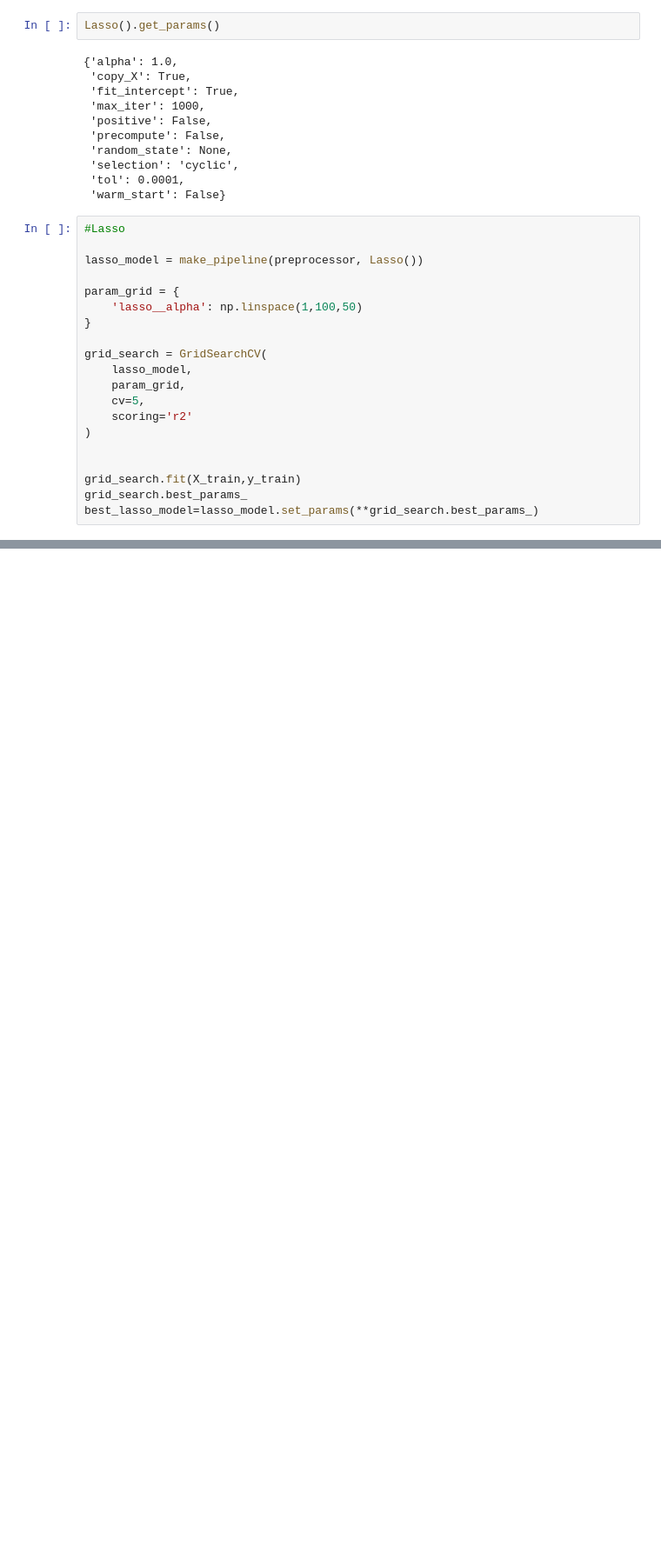
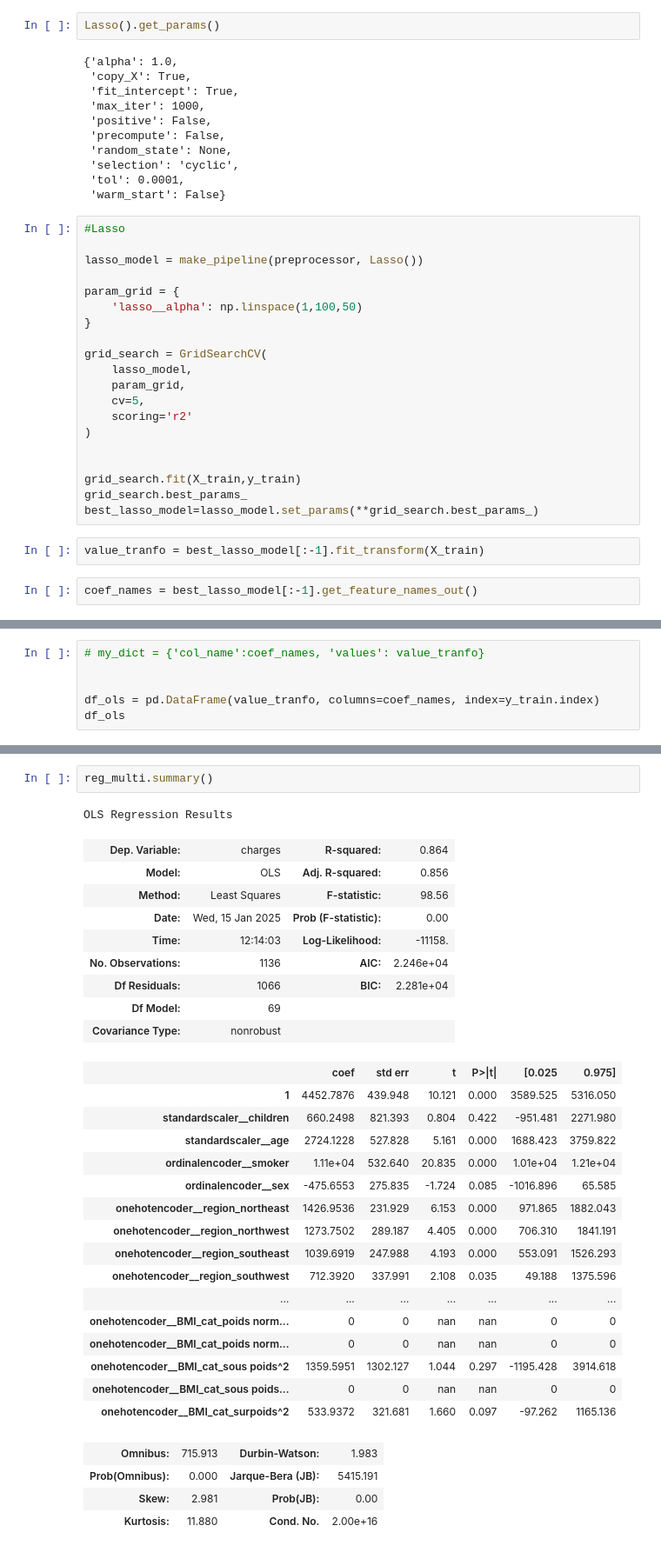
Before and after one commit to gvannesson/Projet_assurance, a Jupyter notebook: model_2.ipynb, the cells around one changed output, grey strips where cells are left out. Shown at 87% size. Drawn from its saved outputs; the diff is of its cells as text; blank space fills up the shorter version.

```diff
--- a/model_2.ipynb
+++ b/model_2.ipynb
@@ -96,3 +120,7 @@ grid_search = GridSearchCV(
 grid_search.fit(X_train,y_train)
 grid_search.best_params_
 best_lasso_model=lasso_model.set_params(**grid_search.best_params_)
+# %%
+value_tranfo = best_lasso_model[:-1].fit_transform(X_train)
+# %%
+coef_names = best_lasso_model[:-1].get_feature_names_out()
@@ -98,0 +135,6 @@ best_lasso_model=lasso_model.set_params(**grid_search.best_params_)
+# %%
+# my_dict = {'col_name':coef_names, 'values': value_tranfo}
+
+
+df_ols = pd.DataFrame(value_tranfo, columns=coef_names, index=y_train.index)
+df_ols
@@ -98,0 +177,33 @@ best_lasso_model=lasso_model.set_params(**grid_search.best_params_)
+# %%
+reg_multi.summary()
+# %% [output]
+OLS Regression Results
+| Dep. Variable: | charges | R-squared: | 0.864 |
+| Model: | OLS | Adj. R-squared: | 0.856 |
+| Method: | Least Squares | F-statistic: | 98.56 |
+| Date: | Wed, 15 Jan 2025 | Prob (F-statistic): | 0.00 |
+| Time: | 12:14:03 | Log-Likelihood: | -11158. |
+| No. Observations: | 1136 | AIC: | 2.246e+04 |
+| Df Residuals: | 1066 | BIC: | 2.281e+04 |
+| Df Model: | 69 |  |  |
+| Covariance Type: | nonrobust |  |  |
+|  | coef | std err | t | P>|t| | [0.025 | 0.975] |
+| 1 | 4452.7876 | 439.948 | 10.121 | 0.000 | 3589.525 | 5316.050 |
+| standardscaler__children | 660.2498 | 821.393 | 0.804 | 0.422 | -951.481 | 2271.980 |
+| standardscaler__age | 2724.1228 | 527.828 | 5.161 | 0.000 | 1688.423 | 3759.822 |
+| ordinalencoder__smoker | 1.11e+04 | 532.640 | 20.835 | 0.000 | 1.01e+04 | 1.21e+04 |
+| ordinalencoder__sex | -475.6553 | 275.835 | -1.724 | 0.085 | -1016.896 | 65.585 |
+| onehotencoder__region_northeast | 1426.9536 | 231.929 | 6.153 | 0.000 | 971.865 | 1882.043 |
+| onehotencoder__region_northwest | 1273.7502 | 289.187 | 4.405 | 0.000 | 706.310 | 1841.191 |
+| onehotencoder__region_southeast | 1039.6919 | 247.988 | 4.193 | 0.000 | 553.091 | 1526.293 |
+| onehotencoder__region_southwest | 712.3920 | 337.991 | 2.108 | 0.035 | 49.188 | 1375.596 |
+| ... | ... | ... | ... | ... | ... | ... |
+| onehotencoder__BMI_cat_poids norm... | 0 | 0 | nan | nan | 0 | 0 |
+| onehotencoder__BMI_cat_poids norm... | 0 | 0 | nan | nan | 0 | 0 |
+| onehotencoder__BMI_cat_sous poids^2 | 1359.5951 | 1302.127 | 1.044 | 0.297 | -1195.428 | 3914.618 |
+| onehotencoder__BMI_cat_sous poids... | 0 | 0 | nan | nan | 0 | 0 |
+| onehotencoder__BMI_cat_surpoids^2 | 533.9372 | 321.681 | 1.660 | 0.097 | -97.262 | 1165.136 |
+| Omnibus: | 715.913 | Durbin-Watson: | 1.983 |
+| Prob(Omnibus): | 0.000 | Jarque-Bera (JB): | 5415.191 |
+| Skew: | 2.981 | Prob(JB): | 0.00 |
+| Kurtosis: | 11.880 | Cond. No. | 2.00e+16 |
```
Also changed, not shown: parts of 46 cells of this notebook, 2 other files.
